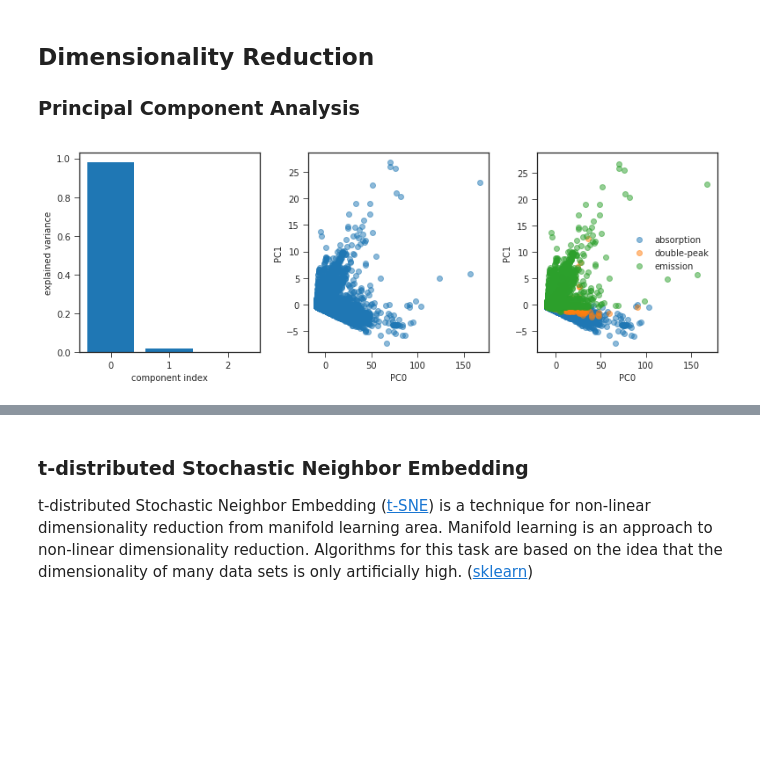
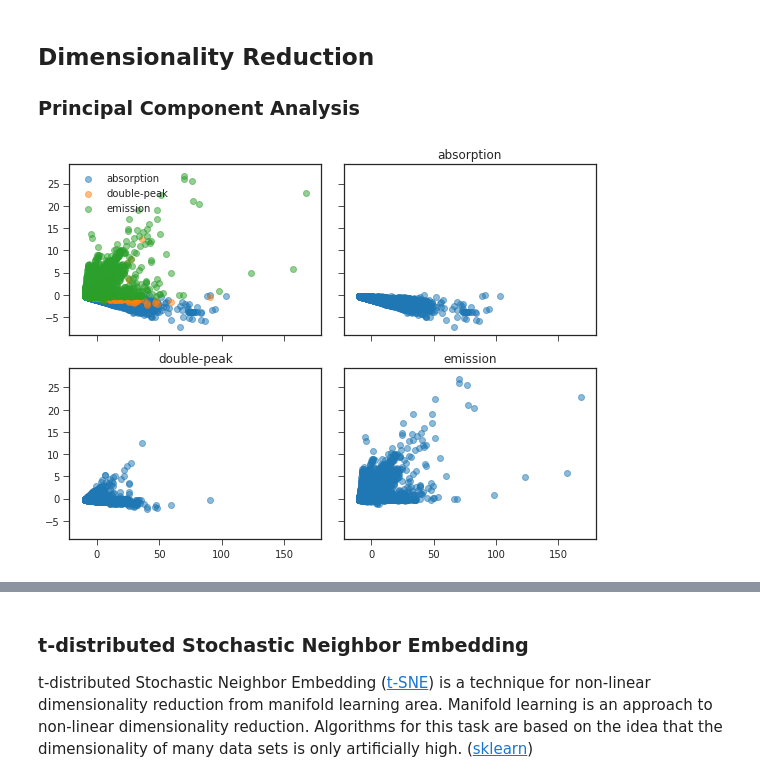
Before and after one commit to podondra/ondrejov-preprocessing, a Jupyter notebook: ondrejov-preprocessing.ipynb, the cells around one changed output, grey strips where cells are left out. Saved outputs shown, nothing was run; the diff lists cells and outputs as text; code cells hidden in the pictures; blank space fills up the shorter version.

```diff
--- a/ondrejov-preprocessing.ipynb
+++ b/ondrejov-preprocessing.ipynb
@@ -166,30 +166,26 @@ f.tight_layout()
 
 ### Principal Component Analysis
 # %%
-def plot_pca(pca, X_pca):
-    f, (ax1, ax2, ax3) = pyplot.subplots(ncols=3, figsize=(11, 4))
+def plot_projection(X):
+    f, ((ax1, ax2), (ax3, ax4)) = pyplot.subplots(
+        nrows=2, ncols=2,
+        sharex=True, sharey=True,
+        figsize=(8, 6)
+    )
 
-    ax1.bar(numpy.arange(pca.n_components_), pca.explained_variance_ratio_)
-    ax1.set_xlabel('component index')
-    ax1.set_ylabel('explained variance')
-
-    ax2.scatter(X_pca[:, 0], X_pca[:, 1], alpha=0.5)
-
-    for label, cls in enumerate(le.classes_):
-        ax3.scatter(X_pca[y == label, 0], X_pca[y == label, 1], label=cls, alpha=0.5)
-    ax3.legend()
-
-    for ax in ax2, ax3:
-        ax.set_xlabel('PC0')
-        ax.set_ylabel('PC1')
+    for label, (ax, cls) in enumerate(zip((ax2, ax3, ax4), le.classes_)):
+        ax1.scatter(X[y == label, 0], X[y == label, 1], label=cls, alpha=0.5)
+        ax.set_title(cls)
+        ax.scatter(X[y == label, 0], X[y == label, 1], alpha=0.5)
+    ax1.legend(loc='upper left')
 
     f.tight_layout()
 
 pca = PCA(n_components=3)
 X_pca = pca.fit_transform(preprocessing.scale(X, axis=0))
-plot_pca(pca, X_pca)
+plot_projection(X_pca)
 # %% [output]
-[figure, old version]
+[figure, new version]
 # %%
 pca = PCA(n_components=3)
 X_pca = pca.fit_transform(preprocessing.scale(X, axis=1))
```
Also changed, not shown: parts of 18 cells of this notebook.
